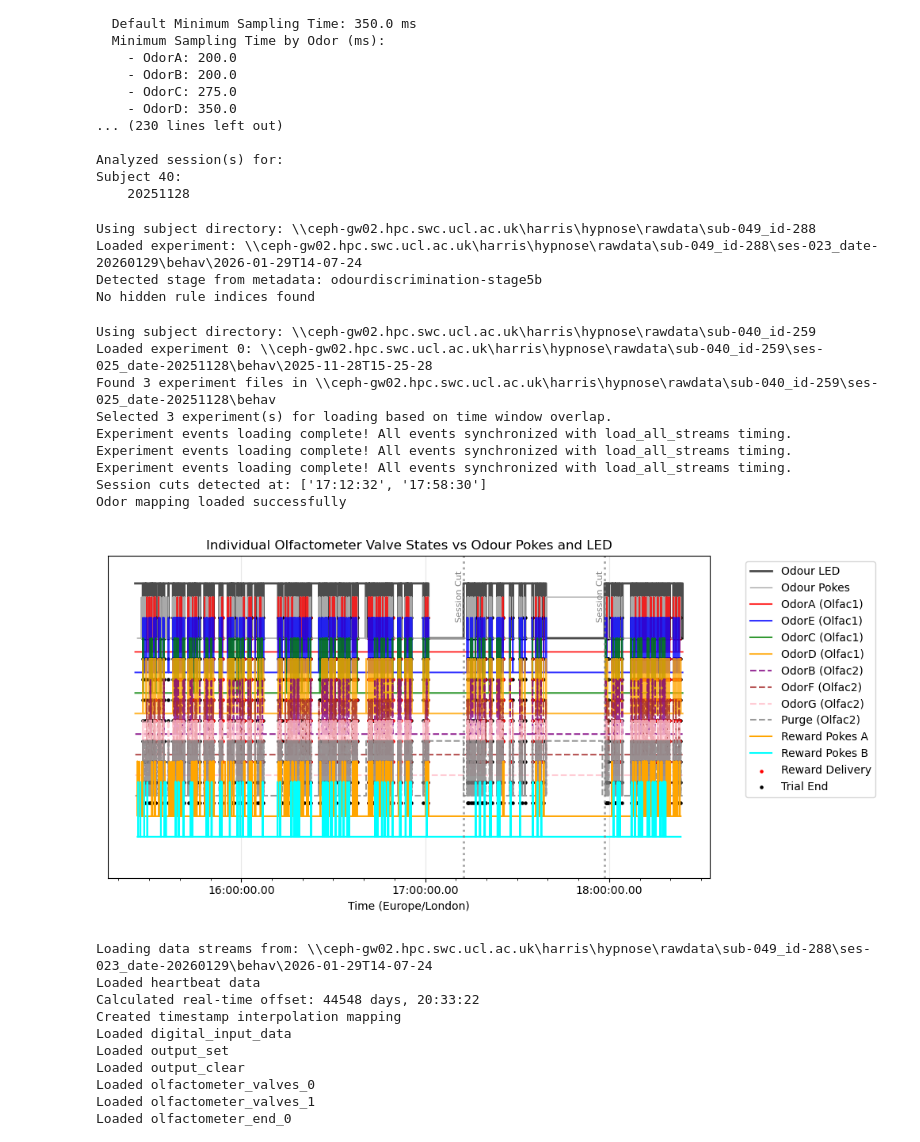
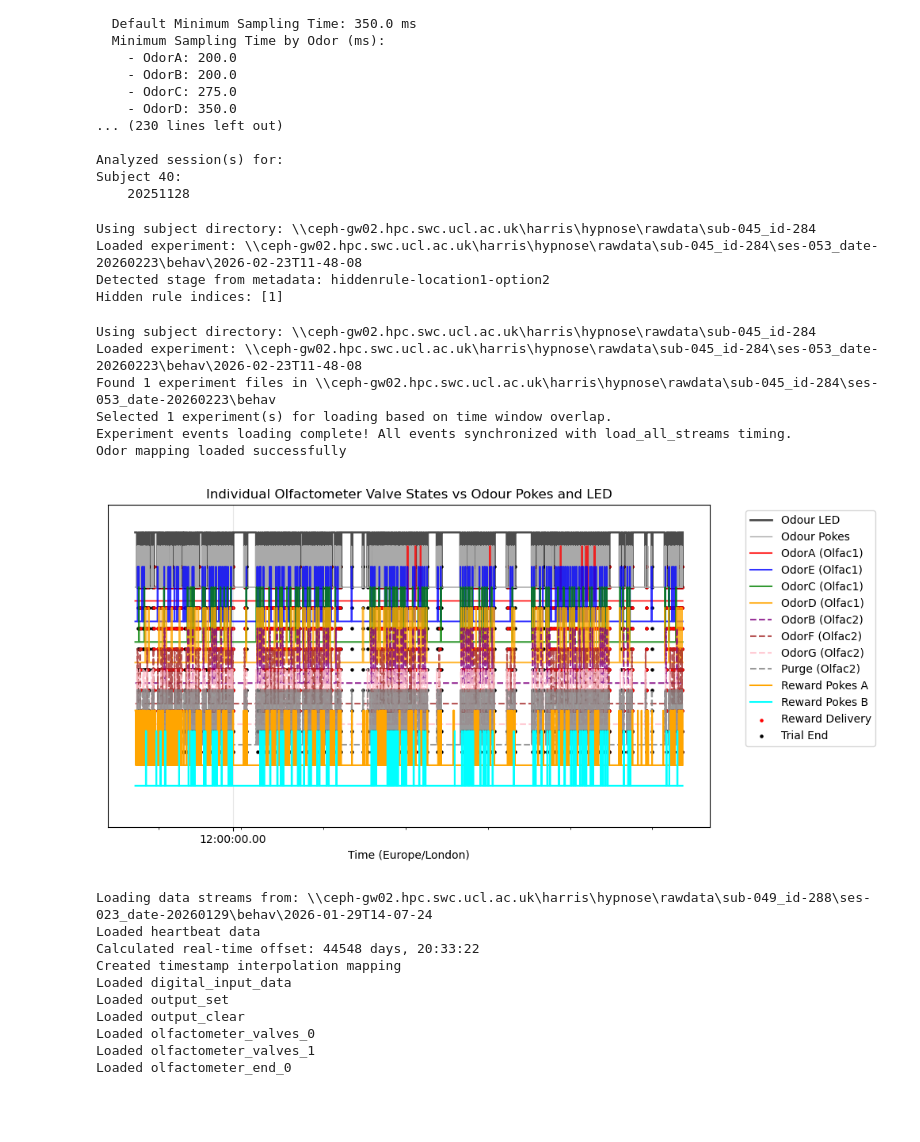
Before and after one commit to SainsburyWellcomeCentre/hypnose-analysis, a Jupyter notebook: notebooks/trial_classification.ipynb, the cells around one changed output. Cells and saved outputs as stored; diff of their text form; code cells hidden in the pictures; blank space fills up the shorter version.

```diff
--- a/notebooks/trial_classification.ipynb
+++ b/notebooks/trial_classification.ipynb
@@ -61,28 +61,25 @@ Subject 40:
 res = analyze_session_multi_run_by_id_date(45, 20251120, verbose=False, print_summary=True, save=True)
 # %%
 # Loading experiments --> just define the SUBJID and DATE
-root = load_experiment(49, 20260129, index=1) #can add index for multiple experiments; index=0 as default
+root = load_experiment(45, 20260223, index=1) #can add index for multiple experiments; index=0 as default
 stage = detect_stage(root)
 # %% [output]
-Using subject directory: \\ceph-gw02.hpc.swc.ucl.ac.uk\harris\hypnose\rawdata\sub-049_id-288
-Loaded experiment: \\ceph-gw02.hpc.swc.ucl.ac.uk\harris\hypnose\rawdata\sub-049_id-288\ses-023_date-20260129\behav\2026-01-29T14-07-24
-Detected stage from metadata: odourdiscrimination-stage5b
-No hidden rule indices found
+Using subject directory: \\ceph-gw02.hpc.swc.ucl.ac.uk\harris\hypnose\rawdata\sub-045_id-284
+Loaded experiment: \\ceph-gw02.hpc.swc.ucl.ac.uk\harris\hypnose\rawdata\sub-045_id-284\ses-053_date-20260223\behav\2026-02-23T11-48-08
+Detected stage from metadata: hiddenrule-location1-option2
+Hidden rule indices: [1]
 # %%
-root = load_experiment(40, 20251128, index=0)
+root = load_experiment(45, 20260223, index=0)
 time_window = ('15:46:30', '15:47:30')
 plot_valve_activity = plot_valve_and_poke_events(root=root, time_window=None)
 # %% [output]
-Using subject directory: \\ceph-gw02.hpc.swc.ucl.ac.uk\harris\hypnose\rawdata\sub-040_id-259
-Loaded experiment 0: \\ceph-gw02.hpc.swc.ucl.ac.uk\harris\hypnose\rawdata\sub-040_id-259\ses-025_date-20251128\behav\2025-11-28T15-25-28
-Found 3 experiment files in \\ceph-gw02.hpc.swc.ucl.ac.uk\harris\hypnose\rawdata\sub-040_id-259\ses-025_date-20251128\behav
-Selected 3 experiment(s) for loading based on time window overlap.
+Using subject directory: \\ceph-gw02.hpc.swc.ucl.ac.uk\harris\hypnose\rawdata\sub-045_id-284
+Loaded experiment: \\ceph-gw02.hpc.swc.ucl.ac.uk\harris\hypnose\rawdata\sub-045_id-284\ses-053_date-20260223\behav\2026-02-23T11-48-08
+Found 1 experiment files in \\ceph-gw02.hpc.swc.ucl.ac.uk\harris\hypnose\rawdata\sub-045_id-284\ses-053_date-20260223\behav
+Selected 1 experiment(s) for loading based on time window overlap.
 Experiment events loading complete! All events synchronized with load_all_streams timing.
-Experiment events loading complete! All events synchronized with load_all_streams timing.
-Experiment events loading complete! All events synchronized with load_all_streams timing.
-Session cuts detected at: ['17:12:32', '17:58:30']
 Odor mapping loaded successfully
-[figure, old version]
+[figure, new version]
 # %%
 data = load_all_streams(root)
 # %% [output]
```
Also changed, not shown: 2 other files.
